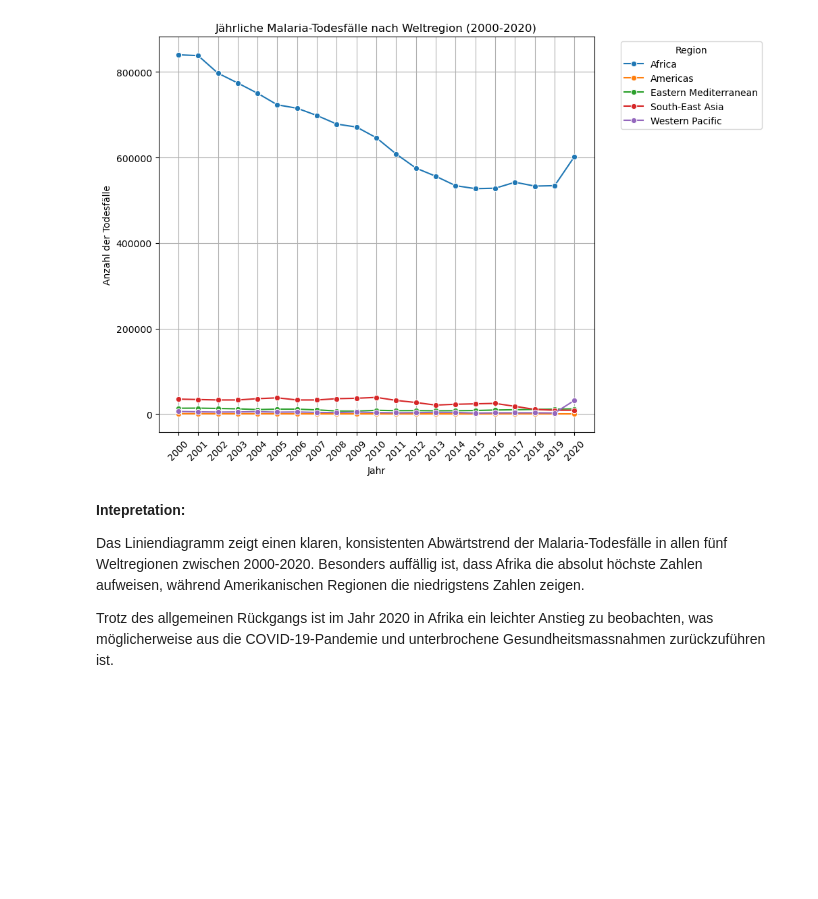
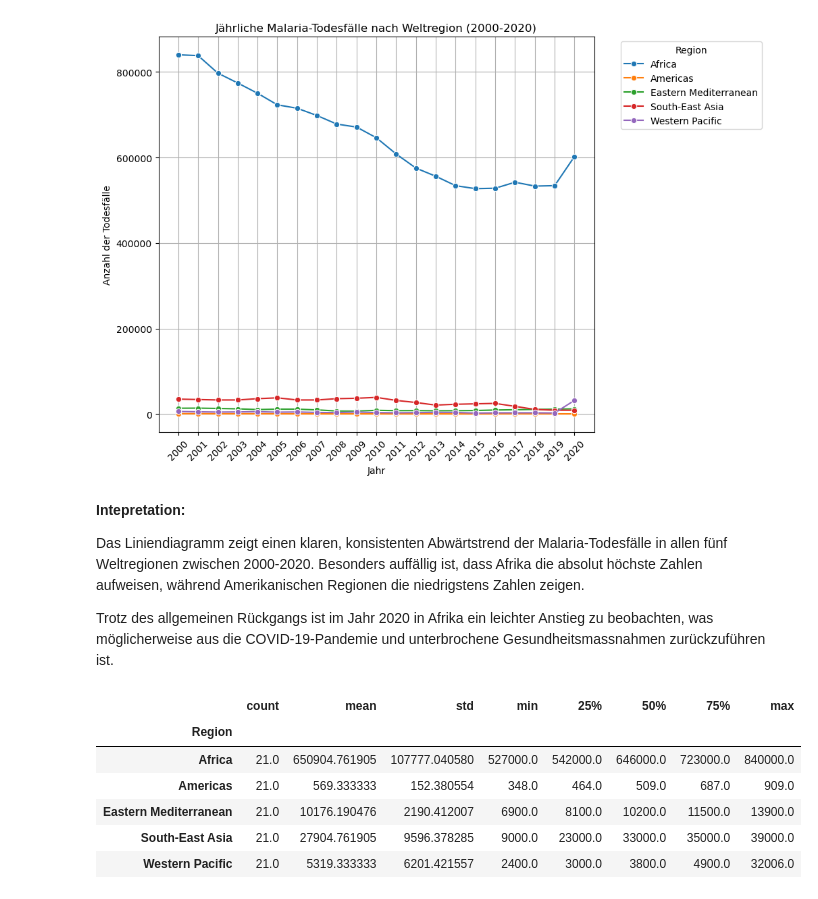
Before and after one commit to kipisha/Informatik-1, a Jupyter notebook: LN_Python_malaria.ipynb, the cells around one changed output. Drawn from its saved outputs; the diff is of its cells as text; code cells hidden in the pictures; blank space fills up the shorter version.

```diff
--- a/LN_Python_malaria.ipynb
+++ b/LN_Python_malaria.ipynb
@@ -243,3 +227,13 @@ plt.show()
 Das Liniendiagramm zeigt einen klaren, konsistenten Abwärtstrend der Malaria-Todesfälle in allen fünf Weltregionen zwischen 2000-2020. Besonders auffällig ist, dass Afrika die absolut höchste Zahlen aufweisen, während Amerikanischen Regionen die niedrigstens Zahlen zeigen.
 
 Trotz des allgemeinen Rückgangs ist im Jahr 2020 in Afrika ein leichter Anstieg zu beobachten, was möglicherweise aus die COVID-19-Pandemie und unterbrochene Gesundheitsmassnahmen zurückzuführen ist.
+# %%
+df_long.groupby('Region')['MalariaDeaths'].describe()
+# %% [output]
+|  | count | mean | std | min | 25% | 50% | 75% | max |
+| Region |  |  |  |  |  |  |  |  |
+| Africa | 21.0 | 650904.761905 | 107777.040580 | 527000.0 | 542000.0 | 646000.0 | 723000.0 | 840000.0 |
+| Americas | 21.0 | 569.333333 | 152.380554 | 348.0 | 464.0 | 509.0 | 687.0 | 909.0 |
+| Eastern Mediterranean | 21.0 | 10176.190476 | 2190.412007 | 6900.0 | 8100.0 | 10200.0 | 11500.0 | 13900.0 |
+| South-East Asia | 21.0 | 27904.761905 | 9596.378285 | 9000.0 | 23000.0 | 33000.0 | 35000.0 | 39000.0 |
+| Western Pacific | 21.0 | 5319.333333 | 6201.421557 | 2400.0 | 3000.0 | 3800.0 | 4900.0 | 32006.0 |
```
Also changed, not shown: parts of 1 cell of this notebook.
